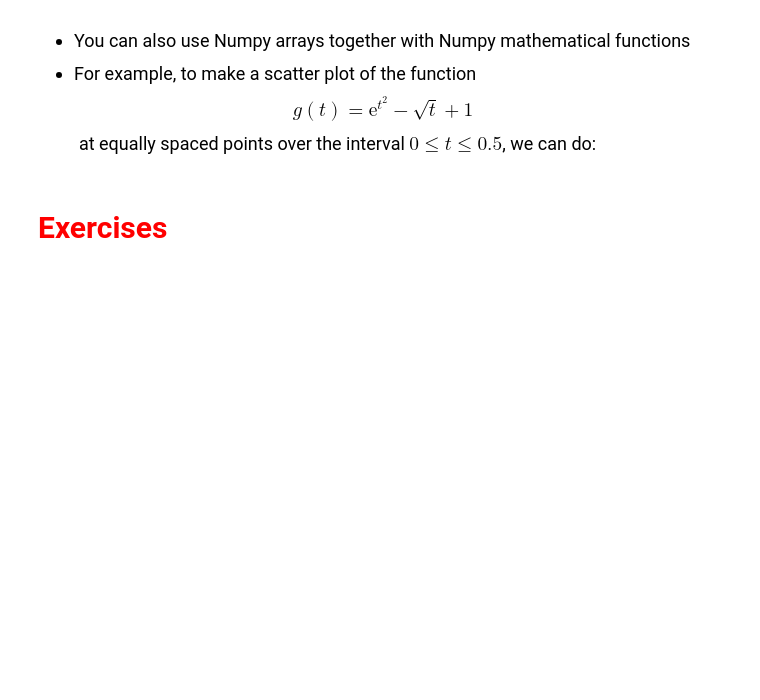
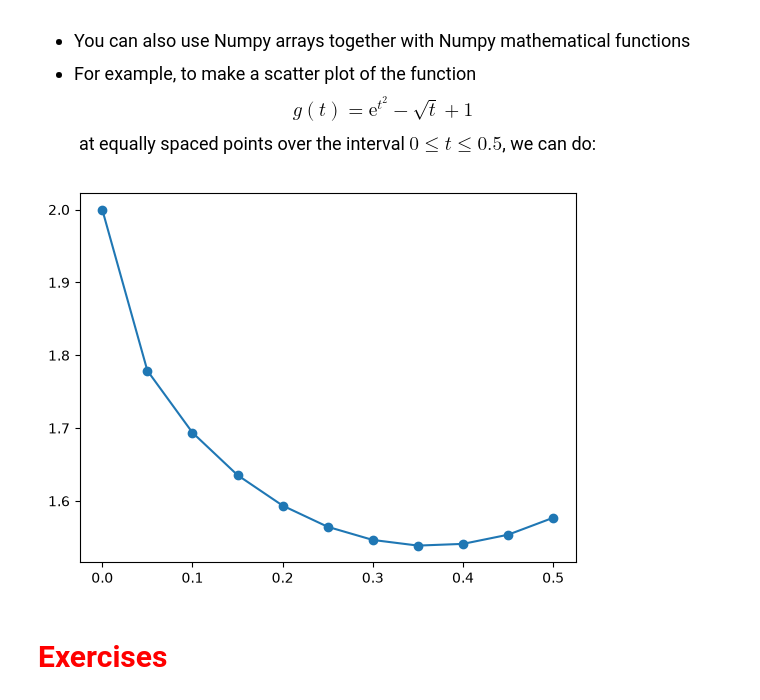
Before and after one commit to bzliang2006/datasci151fall2026, a Jupyter notebook: lecture_04_other_sequence_objects/Liang - Lecture04.ipynb, the cells around one changed output. Cells and saved outputs as stored; diff of their text form; code cells hidden in the pictures; blank space fills up the shorter version.

```diff
--- a/lecture_04_other_sequence_objects/Liang - Lecture04.ipynb
+++ b/lecture_04_other_sequence_objects/Liang - Lecture04.ipynb
@@ -428,14 +556,19 @@ $$ g(t) = \mathrm{e}^{t^2} - \sqrt{t} + 1$$
 &ensp; &ensp; &ensp; at equally spaced points over the interval $0 \leq t \leq 0.5$, we can do:
 # %%
 # convert list to numpy array right away
-t_vals = np.array( [0, 0.05, 0.1, 0.15, 0.2, 0.25, 0.3, 0.35, 0.4, 0.45, 0.5] )
+t_vals = np.array( [0, 0.05, 0.1, 0.15, 0.2, 0.25, 0.3, 0.35, 0.4, 0.45, 0.5])
 
 # Evaluate function and create new array
 g_of_t = np.exp(t_vals**2) - np.sqrt(t_vals) + 1
 
 # Use plt.scatter to create scatter plot
 plt.scatter(x = t_vals, y = g_of_t)
+plt.plot(t_vals, g_of_t)
+#plot kind of assumes the positions of X and Y
+
 plt.show()
+# %% [output]
+[figure, added]
 # %% [markdown]
 # <span style="color:red; font-size:30px"> Exercises</span>
 # %% [markdown]
```
Also changed, not shown: parts of 17 cells of this notebook.
